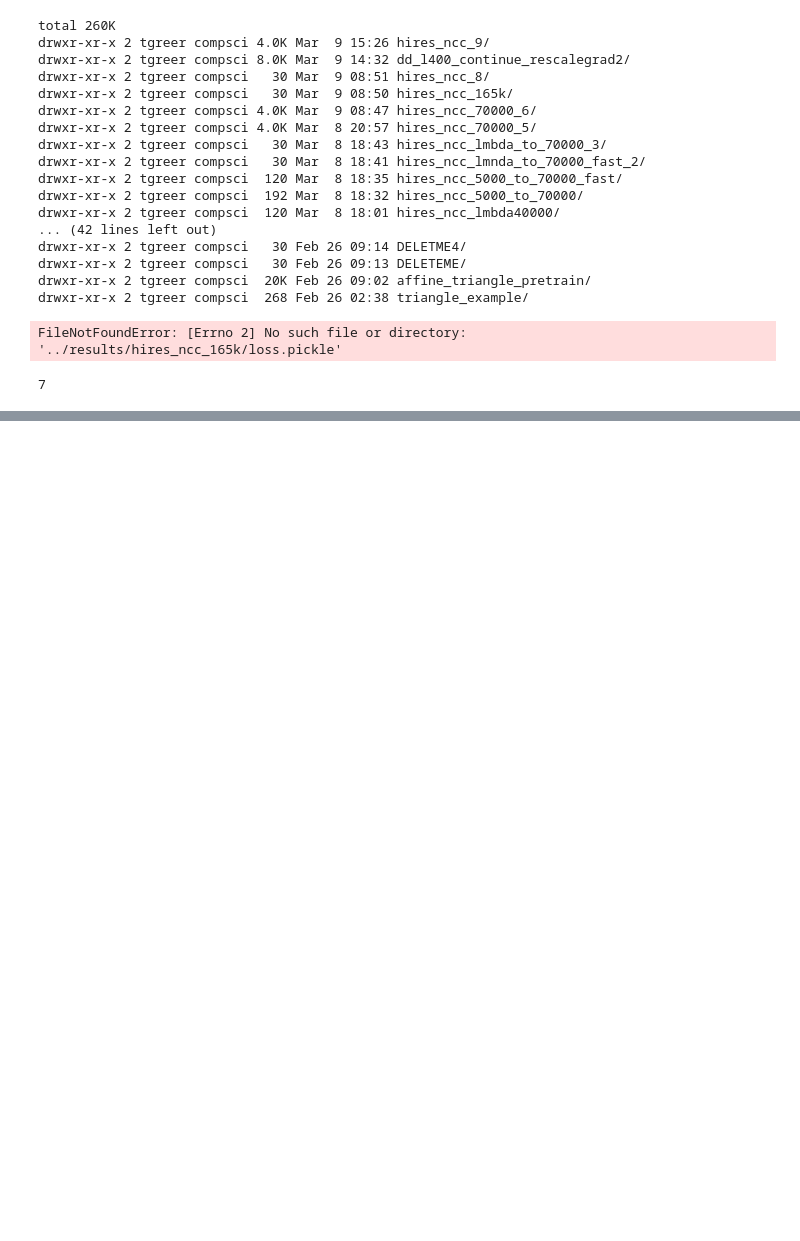
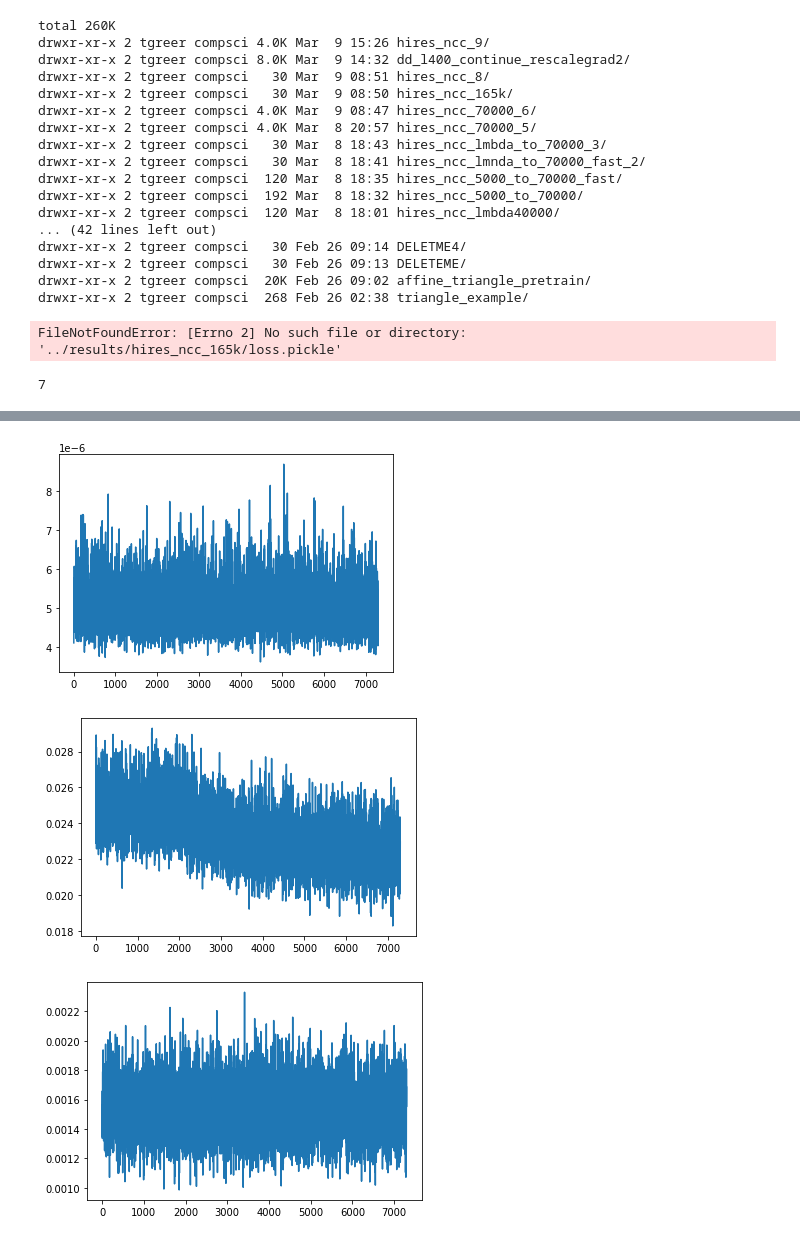
Before and after one commit to HastingsGreer/InverseConsistency, a Jupyter notebook: notebooks/InvestigateLosses.ipynb, the cells around one changed output, grey strips where cells are left out. Saved outputs shown, nothing was run; the diff lists cells and outputs as text; code cells hidden in the pictures; blank space fills up the shorter version.

```diff
--- a/notebooks/InvestigateLosses.ipynb
+++ b/notebooks/InvestigateLosses.ipynb
@@ -328,0 +337,8 @@ FileNotFoundError: [Errno 2] No such file or directory: '../results/hires_ncc_16
+# %%
+for j in range(3):
+    plt.plot(losses("../results/hires_frozen_lowres_3/")[200:, j])
+    plt.show()
+# %% [output]
+[figure, added]
+[figure, added]
+[figure, added]
```
Also changed, not shown: parts of 1 cell of this notebook.
